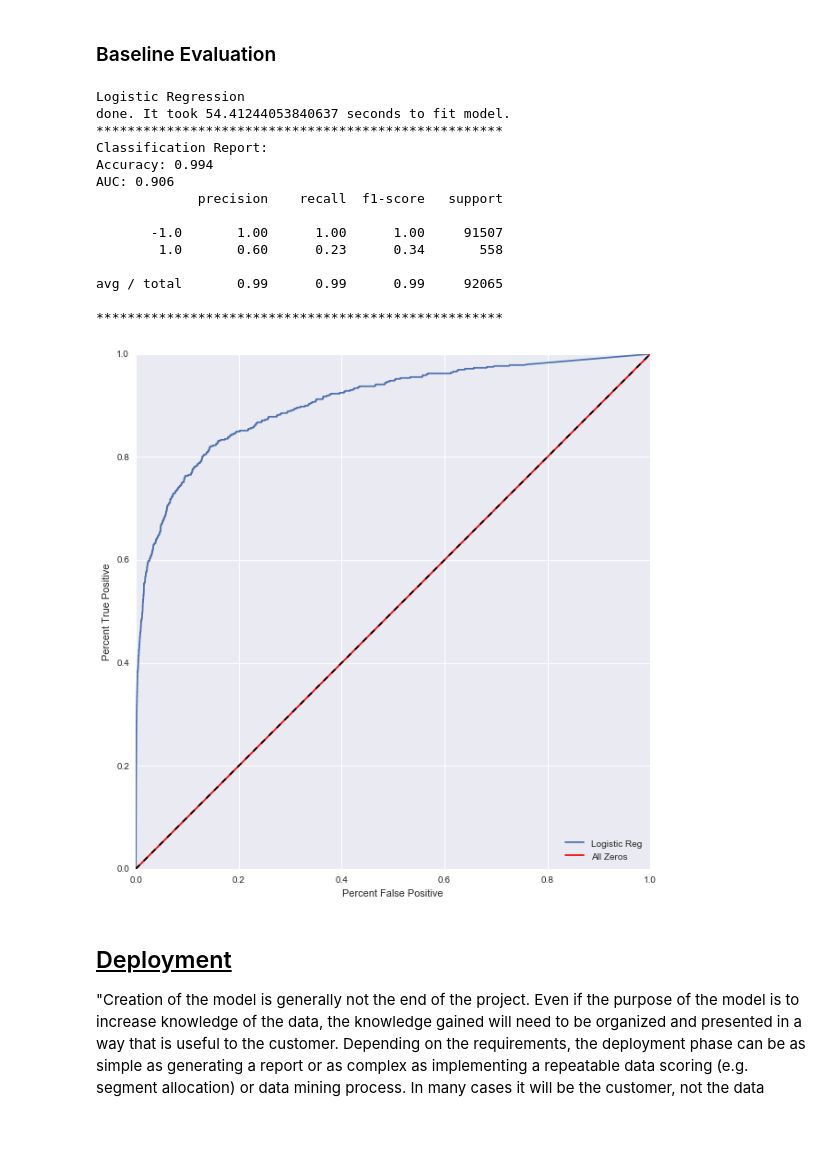
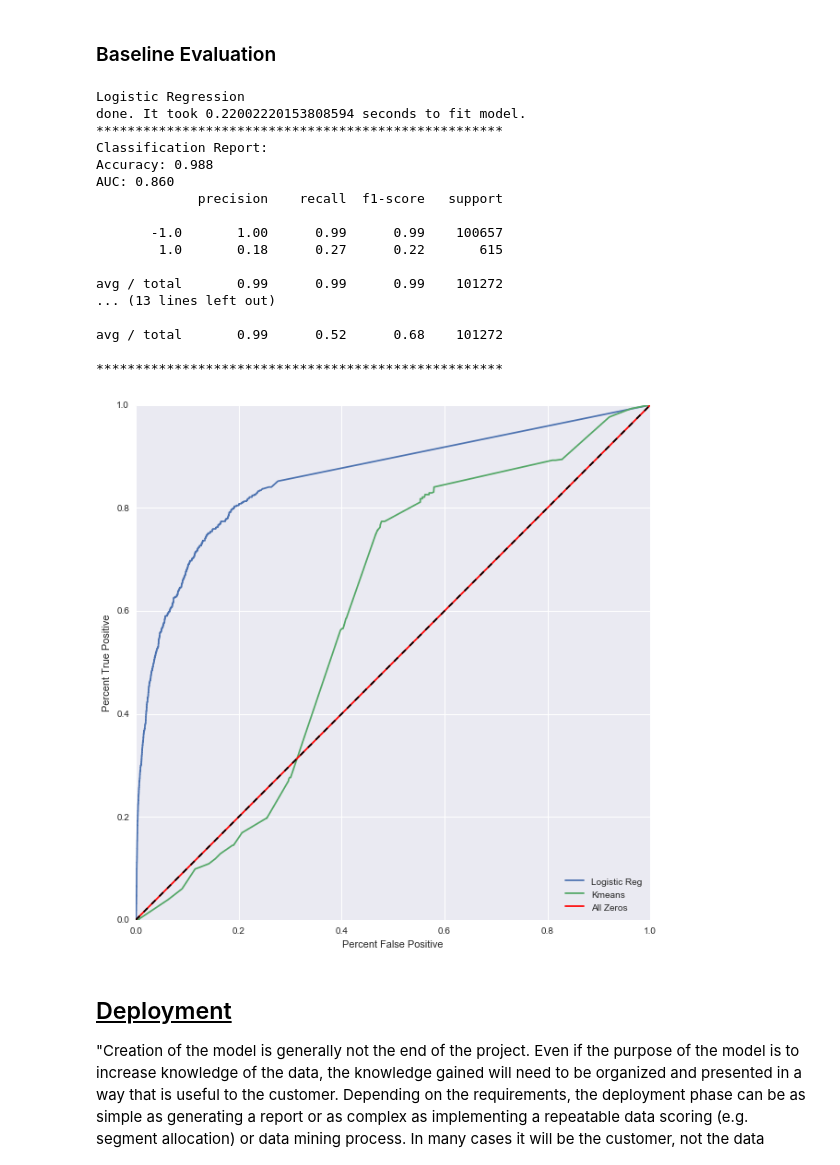
Before and after one commit to rlshuhart/MSDS7331_Project_3, a Jupyter notebook: CRISP-DM Model Breast Cancer Clustering.ipynb, the cells around one changed output. Cells and saved outputs as stored; diff of their text form; code cells hidden in the pictures; blank space fills up the shorter version.

```diff
--- a/CRISP-DM Model Breast Cancer Clustering.ipynb
+++ b/CRISP-DM Model Breast Cancer Clustering.ipynb
@@ -202,15 +203,24 @@ print(end_list)
 # %%
 # This take a while
-cluster_every = 15
-start_list = np.arange(0, 117, cluster_every)
-end_list = np.append(np.arange(cluster_every, 117, cluster_every), 117)
-print(start_list)
-print(end_list)
+def kmeans_data(X_train, X_test, cluster_every = 15):
+    start_list = np.arange(0, 117, cluster_every)
+    end_list = np.append(np.arange(cluster_every, 117, cluster_every), 117)
+    print(start_list)
+    print(end_list)
 
-start = time.time()
-for s, f in zip(start_list, end_list):
-    kmean_cluster_finder(X_train, s,f,7)
-print('done. It took', time.time()-start, 'seconds.')
+    df_train = pd.DataFrame()
+    df_test = pd.DataFrame()
+
+    start = time.time()
+    with warnings.catch_warnings():
+        warnings.filterwarnings("ignore",category=DeprecationWarning)
+        for s, f in zip(start_list, end_list):
+            df_train['features'+str(s)+"_"+str(f)] , df_test['features'+str(s)+"_"+str(f)] = kmean_cluster_finder(X_train, X_test, s,f,7)
+        print('done. It took', time.time()-start, 'seconds.')
+
+    return df_train, df_test
+
+X_train_km, X_test_km = kmeans_data(X_train, X_test, cluster_every = 15)
 # %% [output]
 [  0  15  30  45  60  75  90 105]
 [ 15  30  45  60  75  90 105 117]
@@ -271,6 +281,13 @@ param_grid_lr = [{'clf__C': [.1,1,10],
                   'clf__penalty': ['l1','l2'],
                   'clf__class_weight': ['balanced', None]}]
 payload_lr = [clf_name, pipe_lr, param_grid_lr]
+
+###############################################################################
+########################## Kmeeans Pipe ###########################
+###############################################################################
+
+clf_name='Mini Batch Kmeans'
+payload_km = [clf_name, pipe_lr, param_grid_lr]
 # %%
 # Source: Python Machine Learning by Sebastian Raschka
 from sklearn.grid_search import GridSearchCV
@@ -323,3 +340,5 @@ Pipeline(steps=[('scl', StandardScaler(copy=True, with_mean=True, with_std=True)
           intercept_scaling=1, max_iter=100, multi_class='ovr', n_jobs=1,
           penalty='l1', random_state=1, solver='liblinear', tol=0.0001,
           verbose=0, warm_start=False))])
+# %%
+gs_km = grid_searcher2(X_train_km, y_train, payload_km)
@@ -349,41 +377,45 @@ def roc_data(gs, X_train, y_train, X_test, y_test):
         print("****************************************************")
         print("Classification Report:")
         print("Accuracy: %.3f" % accuracy_score(y_test, y_pred))
         print("AUC: %.3f" % roc_auc_score(y_test, y_pred_proba))
         print(classification_report(y_test, y_pred))
         print("****************************************************")
         print("\n")
     return fpr, tpr
 
 print("Logistic Regression")
 fpr_lr, tpr_lr = roc_data(gs_lr, X_train, y_train, X_test, y_test)
-
+fpr_km, tpr_km = roc_data(gs_km, X_train_km, y_train, X_test_km, y_test)
 fpr_zero, tpr_zero, _ = roc_curve(y_test, np.array([-1]*len(y_test)))
 
 plt.figure(figsize=(10, 10))
 plt.plot(fpr_lr, tpr_lr, label='Logistic Reg')
+plt.plot(fpr_km, tpr_km, label='Kmeans')
 plt.plot(fpr_zero, tpr_zero, label='All Zeros', color="red")# Equivalent to Diagonal
 plt.plot([0, 1], [0, 1], 'k--')
 plt.legend(loc="lower right")
 plt.xlabel('Percent False Positive')
 plt.ylabel('Percent True Positive')
 plt.show()
 # %% [output]
 Logistic Regression
-done. It took 54.41244053840637 seconds to fit model.
+done. It took 0.22002220153808594 seconds to fit model.
 ****************************************************
 Classification Report:
-Accuracy: 0.994
-AUC: 0.906
+Accuracy: 0.988
+AUC: 0.860
              precision    recall  f1-score   support
 
-       -1.0       1.00      1.00      1.00     91507
-        1.0       0.60      0.23      0.34       558
+       -1.0       1.00      0.99      0.99    100657
+        1.0       0.18      0.27      0.22       615
 
-avg / total       0.99      0.99      0.99     92065
+avg / total       0.99      0.99      0.99    101272
+... (13 lines left out)
+
+avg / total       0.99      0.52      0.68    101272
 
 ****************************************************
-[figure, old version]
+[figure, new version]
 # %% [markdown]
 ## <u>Deployment
 "Creation of the model is generally not the end of the project. Even if the purpose of the model is to increase knowledge of the data, the knowledge gained will need to be organized and presented in a way that is useful to the customer. Depending on the requirements, the deployment phase can be as simple as generating a report or as complex as implementing a repeatable data scoring (e.g. segment allocation) or data mining process. In many cases it will be the customer, not the data analyst, who will carry out the deployment steps. Even if the analyst deploys the model it is important for the customer to understand up front the actions which will need to be carried out in order to actually make use of the created models."
```
Also changed, not shown: parts of 4 cells of this notebook.
